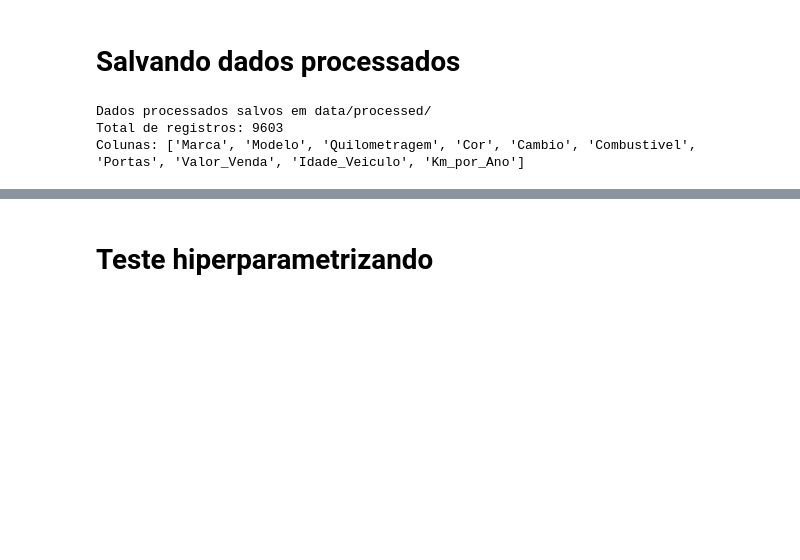
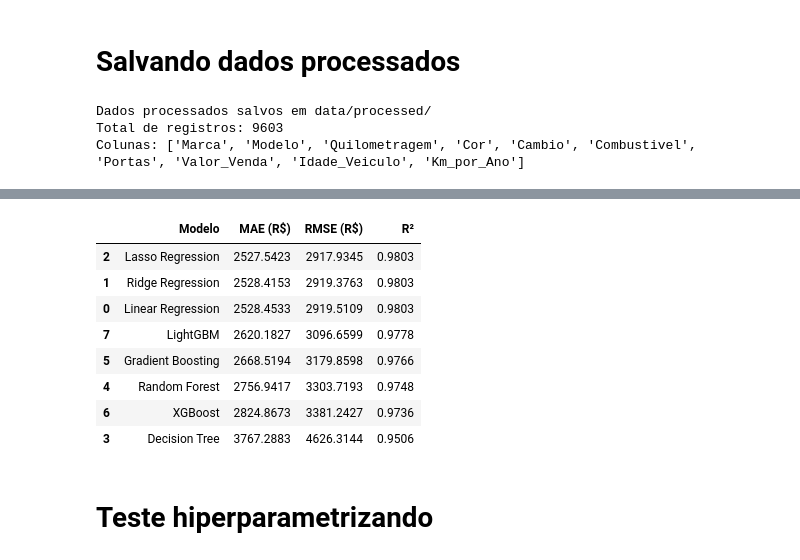
Before and after one commit to HiRenan/MachineLearningCarros, a Jupyter notebook: notebooks/modelo_carros.ipynb, the cells around one changed output, grey strips where cells are left out. Drawn from its saved outputs; the diff is of its cells as text; code cells hidden in the pictures; blank space fills up the shorter version.

Commit message:
feat: ajustes no treino sem vazamento + plots de importância

```diff
--- a/notebooks/modelo_carros.ipynb
+++ b/notebooks/modelo_carros.ipynb
@@ -456,0 +386,84 @@ And if memory is not enough, you can set `force_col_wise=true`.
+# %%
+import numpy as np
+import pandas as pd
+from sklearn.model_selection import train_test_split
+from sklearn.compose import ColumnTransformer
+from sklearn.preprocessing import OneHotEncoder, StandardScaler
+from sklearn.pipeline import Pipeline
+from sklearn.linear_model import LinearRegression, Ridge, Lasso
+from sklearn.tree import DecisionTreeRegressor
+from sklearn.ensemble import RandomForestRegressor, GradientBoostingRegressor
+from sklearn.metrics import mean_absolute_error, mean_squared_error, r2_score
+import xgboost as xgb
+import lightgbm as lgb
+
+# Split ANTES de qualquer transformação
+X = df_clean.drop('Valor_Venda', axis=1)
+y = df_clean['Valor_Venda']
+
+X_train, X_test, y_train, y_test = train_test_split(
+    X, y, test_size=0.20, random_state=42
+)
+
+# Colunas categóricas e numéricas
+cat_cols = ['Marca', 'Modelo', 'Cor', 'Cambio', 'Combustivel']
+num_cols = [c for c in X.columns if c not in cat_cols]
+
+# Preprocessador sem vazamento
+try:
+    ohe = OneHotEncoder(handle_unknown='ignore', sparse_output=False)
+except TypeError:
+    ohe = OneHotEncoder(handle_unknown='ignore', sparse=False)
+
+preprocess = ColumnTransformer(
+    transformers=[
+        ('cat', ohe, cat_cols),
+        ('num', StandardScaler(), num_cols)  # scaling ajuda Linear/Ridge/Lasso; inofensivo p/ árvores/boosting
+    ],
+    remainder='drop'
+)
+
+# Modelos a comparar
+modelos = {
+    "Linear Regression": LinearRegression(),
+    "Ridge Regression": Ridge(random_state=42),
+    "Lasso Regression": Lasso(random_state=42),
+    "Decision Tree": DecisionTreeRegressor(random_state=42),
+    "Random Forest": RandomForestRegressor(random_state=42, n_jobs=-1),
+    "Gradient Boosting": GradientBoostingRegressor(random_state=42),
+    "XGBoost": xgb.XGBRegressor(random_state=42, n_jobs=-1),
+    "LightGBM": lgb.LGBMRegressor(random_state=42, n_jobs=-1)
+}
+
+# Treino/Avaliação com Pipeline
+resultados = []
+
+print("Iniciando treinamento e avaliação dos modelos (sem vazamento)...")
+for nome, modelo in modelos.items():
+    print(f"Treinando {nome}...")
+
+    pipe = Pipeline(steps=[
+        ('preprocess', preprocess),
+        ('model', modelo)
+    ])
+
+    pipe.fit(X_train, y_train)
+    preds = pipe.predict(X_test)
+
+    mae = mean_absolute_error(y_test, preds)
+    rmse = np.sqrt(mean_squared_error(y_test, preds))
+    r2 = r2_score(y_test, preds)
+
+    resultados.append({
+        "Modelo": nome,
+        "MAE (R$)": mae,
+        "RMSE (R$)": rmse,
+        "R²": r2
+    })
+
+# Comparação
+df_resultados = pd.DataFrame(resultados).sort_values(by='R²', ascending=False)
+
+print("\nResultados Finais da Comparação dos Modelos (sem vazamento)")
+df_resultados.round(4)
+# %% [output]
@@ -457,2 +487,11 @@ And if memory is not enough, you can set `force_col_wise=true`.
+|  | Modelo | MAE (R$) | RMSE (R$) | R² |
+| 2 | Lasso Regression | 2527.5423 | 2917.9345 | 0.9803 |
+| 1 | Ridge Regression | 2528.4153 | 2919.3763 | 0.9803 |
+| 0 | Linear Regression | 2528.4533 | 2919.5109 | 0.9803 |
+| 7 | LightGBM | 2620.1827 | 3096.6599 | 0.9778 |
+| 5 | Gradient Boosting | 2668.5194 | 3179.8598 | 0.9766 |
+| 4 | Random Forest | 2756.9417 | 3303.7193 | 0.9748 |
+| 6 | XGBoost | 2824.8673 | 3381.2427 | 0.9736 |
+| 3 | Decision Tree | 3767.2883 | 4626.3144 | 0.9506 |
 # %% [markdown]
 # Teste hiperparametrizando
```
Also changed, not shown: parts of 11 cells of this notebook, 11 other files.
